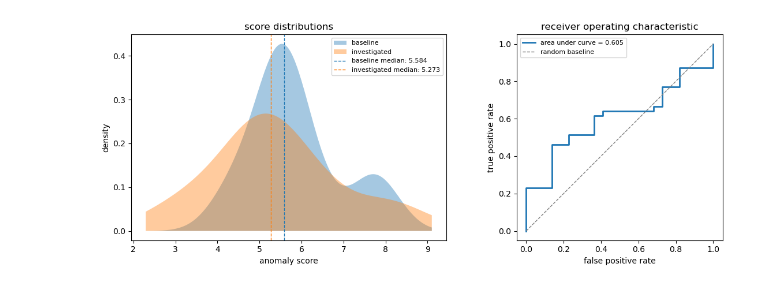
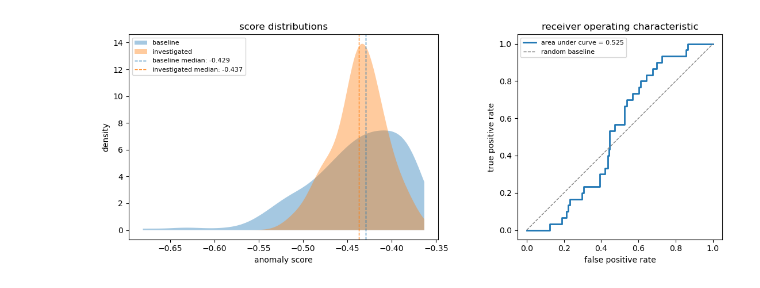
Before and after one commit to g-ameline/hive_navigator, a Jupyter notebook: python/notebooks/anomaly_detection.ipynb, the cells around one changed output. Cells and saved outputs as stored; diff of their text form; code cells hidden in the pictures.

```diff
--- a/python/notebooks/anomaly_detection.ipynb
+++ b/python/notebooks/anomaly_detection.ipynb
@@ -79,0 +125,5 @@ queenright_features_dataframe_hive_04 = queenright_features_dataframe[
+# %%
+queenright_features_dataframe = queenright_features_dataframe[preselected_feature_columns]
+queenless_features_dataframe = queenless_features_dataframe[preselected_feature_columns]
+queenless_features_dataframe_hive_03 = queenless_features_dataframe_hive_03[preselected_feature_columns]
+queenless_features_dataframe_hive_04 = queenless_features_dataframe_hive_04[preselected_feature_columns]
@@ -80,4 +133,21 @@ queenright_features_dataframe_hive_04 = queenright_features_dataframe[
+# %%
+from sklearn.ensemble import IsolationForest
+from sklearn.neighbors import LocalOutlierFactor
+from sklearn.svm import OneClassSVM
+
+anomaly_detectors = {
+    'isolation_forest': IsolationForest(random_state=42),
+    'local_outlier_factor': LocalOutlierFactor(novelty=True),
+    'svm': OneClassSVM(),
+}
+# %%
+def anomaly_scores_from_dataframe_from_inliers_dataframe(inliers_dataframe):
+    scorers = anomalies.scorers_from_inliers_dataframe_and_detector(
+        inliers_dataframe,
+        anomaly_detectors['isolation_forest'],
+    )
+    return lambda dataframe: anomalies.anomaly_scores_from_dataframe_and_scorers(dataframe, scorers)
 # %%
-anomaly_scores_from_dataframe = anomalies.anomaly_scores_from_dataframe_from_inliers_dataframe(
+anomaly_scores_from_dataframe = anomaly_scores_from_dataframe_from_inliers_dataframe(
     queenright_features_dataframe
 )
@@ -154,7 +174,7 @@ queenless_features_dataframe_hive_03
 # %%
 anomalies.discrimination_figure_from_investigated_scores_and_baseline_scores(
     anomaly_scores_from_dataframe(queenless_features_dataframe_hive_03),
-    anomaly_scores_from_dataframe(queenright_features_dataframe[queenright_features_dataframe['hive']=='hive_02']),
+    anomaly_scores_from_dataframe(queenright_features_dataframe),
 );
 # %% [output]
-[figure, old version]
+[figure, new version]
```
Also changed, not shown: parts of 29 cells of this notebook, 7 other files.
